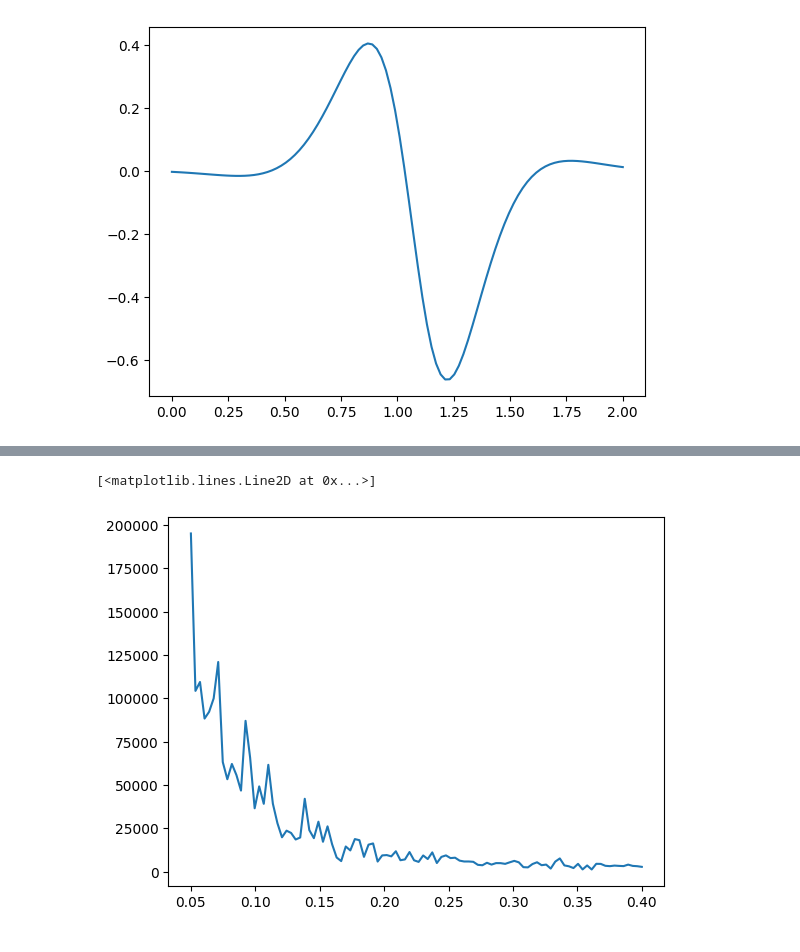
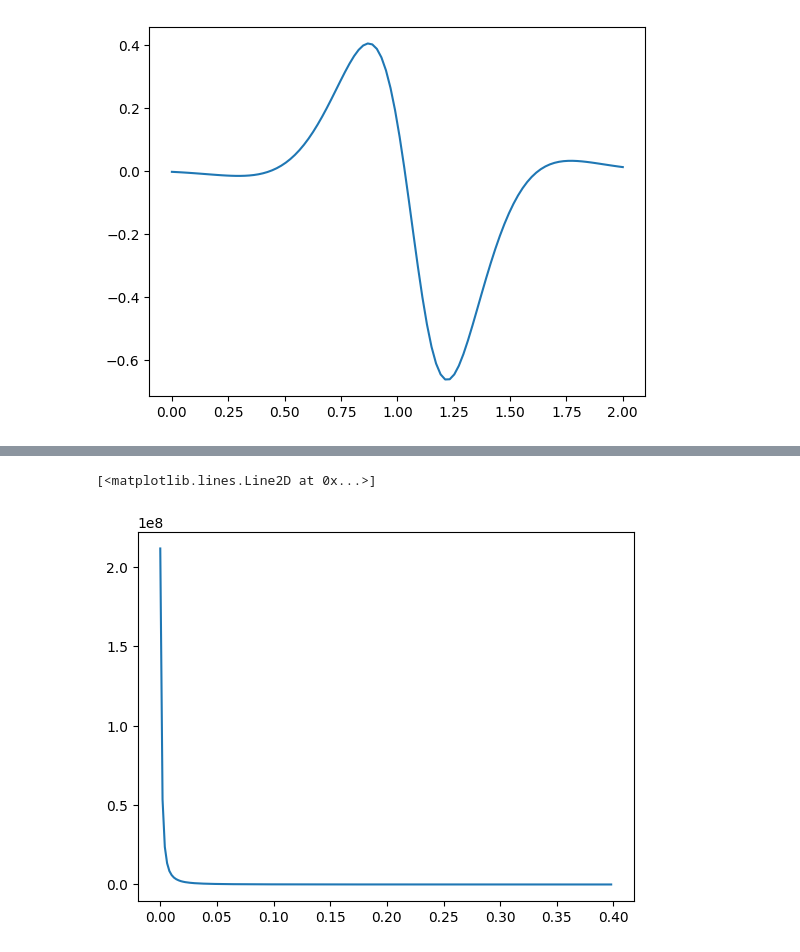
Before and after one commit to seafontes/listas, a Jupyter notebook: stochastic_mechanics/asymmetry.ipynb, the cells around one changed output, grey strips where cells are left out. Drawn from its saved outputs; the diff is of its cells as text; code cells hidden in the pictures.

```diff
--- a/stochastic_mechanics/asymmetry.ipynb
+++ b/stochastic_mechanics/asymmetry.ipynb
@@ -97,22 +97,46 @@ def A_minimizer(t, abs_e, phi):
 
 def run_minimizer(sigma=0.02):
     time_event, A_event = random_sampling_with_error(sigma)
-    popt, pcov = scipy.optimize.curve_fit(A_minimizer, time_event, A_event, p0=[2e-3, np.radians(45)])
-    return popt, np.diag(pcov)
+
+    try:
+        popt, pcov = scipy.optimize.curve_fit(A_minimizer, time_event, A_event, p0=[2e-3, np.radians(45)])
+        return popt, np.diag(pcov)
+    except RuntimeError:
+        return None, None
 # %%
-sigmas = np.linspace(0.05, 0.4, 100)
+sigmas = np.linspace(0.00, 0.4, 200)
 sig_vec = []
+dist_sample = [[]]
+e_abs_list = []
 for sgm in sigmas:
     var_vals = []
     var_errs = []
-    for i in range(100):
+    for i in range(5000):
         popt, errs =  run_minimizer(sigma=sgm)
-        var_vals.append(popt)
-        var_errs.append(errs)
-    significance = np.mean(np.abs(np.array(var_vals[0])) / np.array(var_errs[0]))
-    sig_vec.append(significance)
 
-plt.plot(sigmas, sig_vec)
+        if popt is None:
+            i -= 1
+        else:
+            var_vals.append(popt)
+            var_errs.append(errs)
+
+    results = np.array(var_vals)
+    e_abs = results[:, 0]
+    e_phi = results[:, 1]
+    erros = np.array(var_errs)
+    e_phi_err = erros[:,1]
+    e_abs_err = erros[:,0]
+
+    e_abs_list.append(e_abs)
+
+    if(sgm==0.00):
+        continue
+    else:
+        significance = np.mean(np.abs(np.array(e_abs)) / np.array(e_abs_err))
+        sig_vec.append(significance)
+
+e_abs_array = np.array(e_abs_list, dtype=object)
+plt.plot(sigmas[:-1], sig_vec)
 # %% [output]
 [<matplotlib.lines.Line2D at 0x...>]
-[figure, old version]
+[figure, new version]
```
Also changed, not shown: parts of 7 cells of this notebook.
